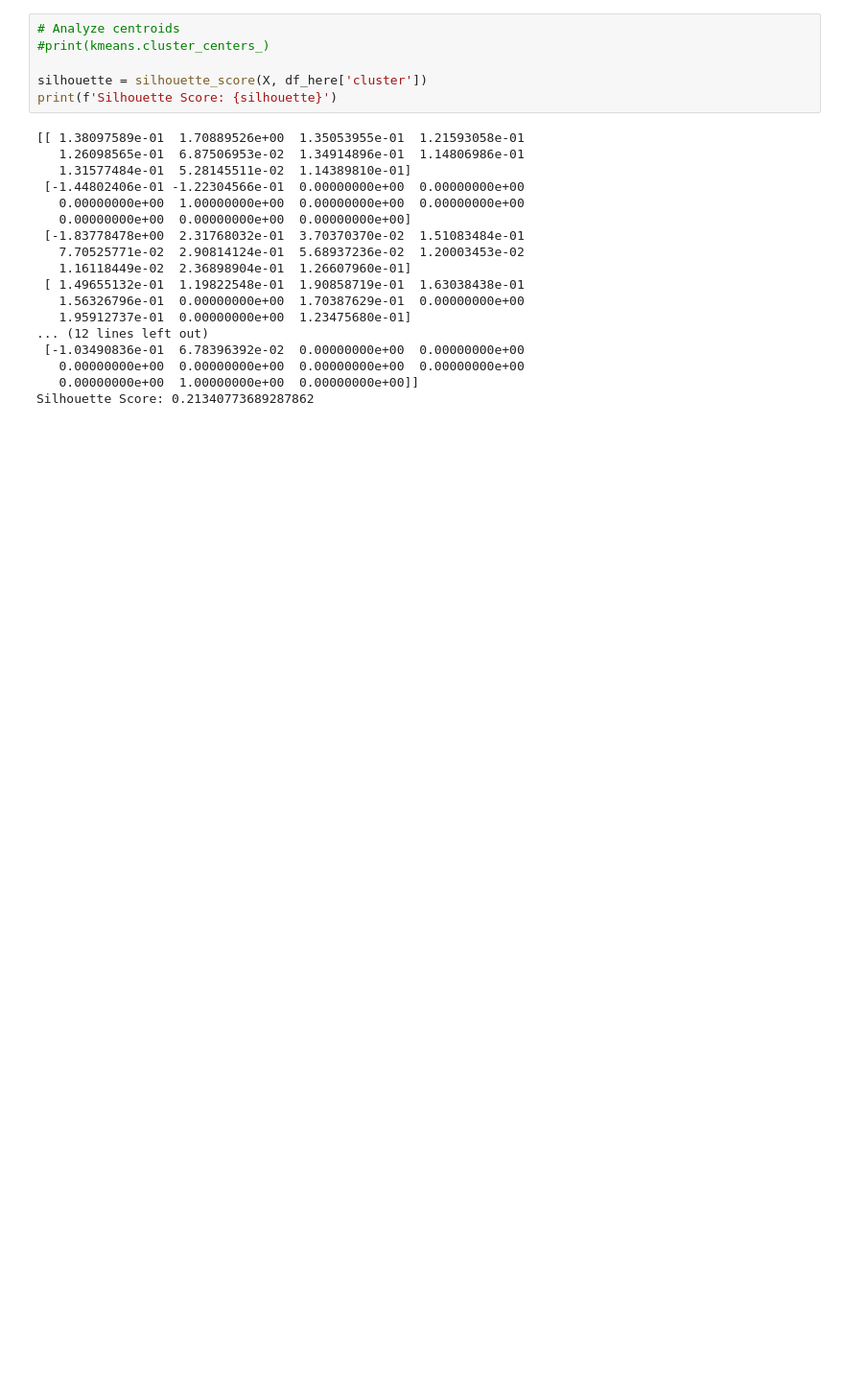
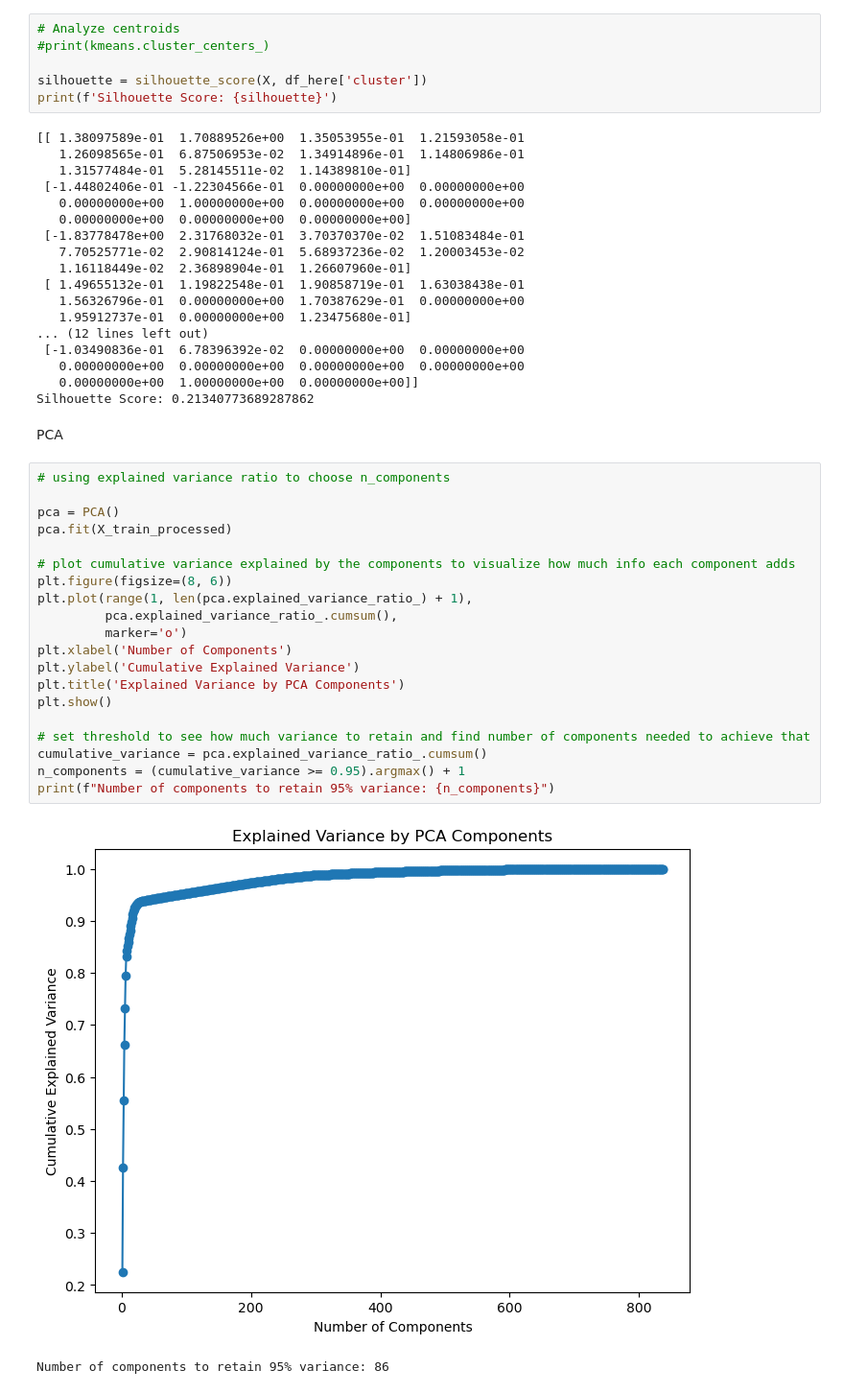
Before and after one commit to madisongarccia/486project, a Jupyter notebook: code/selected_model.ipynb, the cells around one changed output. Shown at 96% size. Drawn from its saved outputs; the diff is of its cells as text; blank space fills up the shorter version.

```diff
--- a/code/selected_model.ipynb
+++ b/code/selected_model.ipynb
@@ -371,3 +372,28 @@ print(f'Silhouette Score: {silhouette}')
    0.00000000e+00  0.00000000e+00  0.00000000e+00  0.00000000e+00
    0.00000000e+00  1.00000000e+00  0.00000000e+00]]
 Silhouette Score: 0.21340773689287862
+# %% [markdown]
+PCA
+# %%
+# using explained variance ratio to choose n_components
+
+pca = PCA()
+pca.fit(X_train_processed)
+
+# plot cumulative variance explained by the components to visualize how much info each component adds
+plt.figure(figsize=(8, 6))
+plt.plot(range(1, len(pca.explained_variance_ratio_) + 1),
+         pca.explained_variance_ratio_.cumsum(),
+         marker='o')
+plt.xlabel('Number of Components')
+plt.ylabel('Cumulative Explained Variance')
+plt.title('Explained Variance by PCA Components')
+plt.show()
+
+# set threshold to see how much variance to retain and find number of components needed to achieve that
+cumulative_variance = pca.explained_variance_ratio_.cumsum()
+n_components = (cumulative_variance >= 0.95).argmax() + 1
+print(f"Number of components to retain 95% variance: {n_components}")
+# %% [output]
+[figure, added]
+Number of components to retain 95% variance: 86
```
Also changed, not shown: parts of 5 cells of this notebook, 8 other files.
